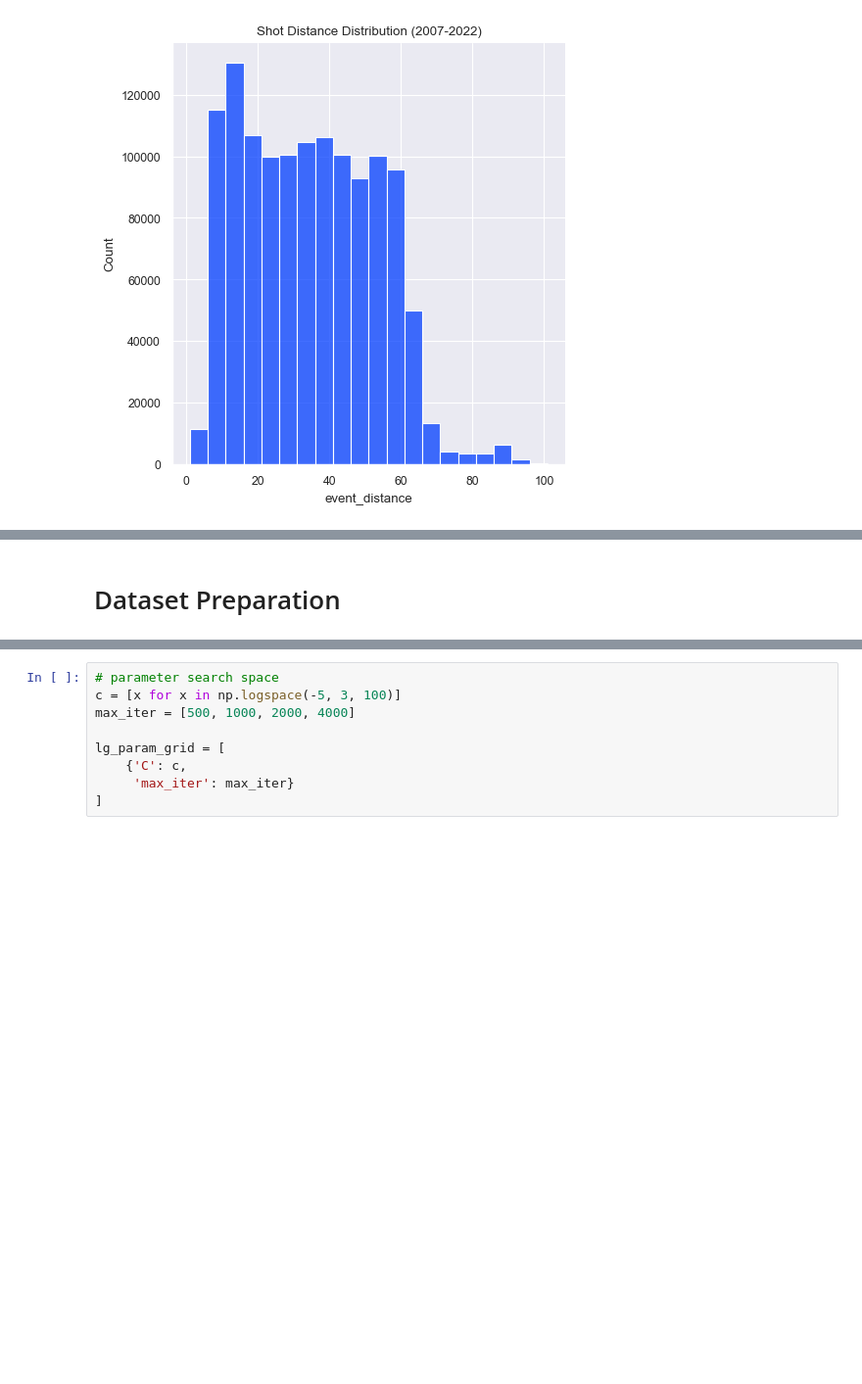
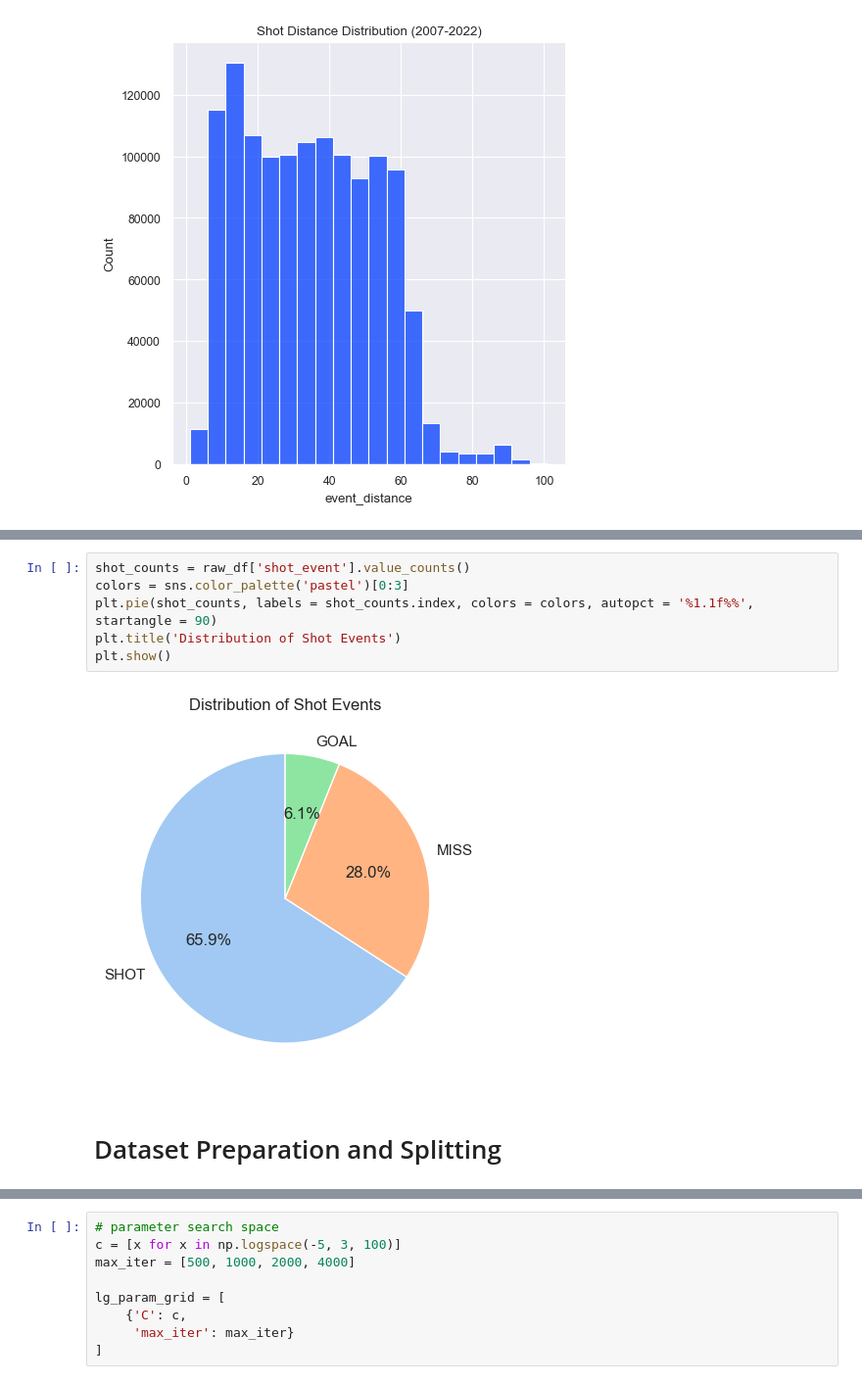
Before and after one commit to seankim658/NHL-xG-Modeling, a Jupyter notebook: src/even_model.ipynb, the cells around one changed output, grey strips where cells are left out. Shown at 98% size. Drawn from its saved outputs; the diff is of its cells as text; blank space fills up the shorter version.

```diff
--- a/src/even_model.ipynb
+++ b/src/even_model.ipynb
@@ -197,3 +205,11 @@ sns.displot(df, x = 'event_distance', binwidth = 5).set(title = 'Shot Distance D
+# %%
+shot_counts = raw_df['shot_event'].value_counts()
+colors = sns.color_palette('pastel')[0:3]
+plt.pie(shot_counts, labels = shot_counts.index, colors = colors, autopct = '%1.1f%%', startangle = 90)
+plt.title('Distribution of Shot Events')
+plt.show()
+# %% [output]
+[figure, added]
 # %% [markdown]
-# Dataset Preparation
+# Dataset Preparation and Splitting
 # %%
```
Also changed, not shown: parts of 23 cells of this notebook.
